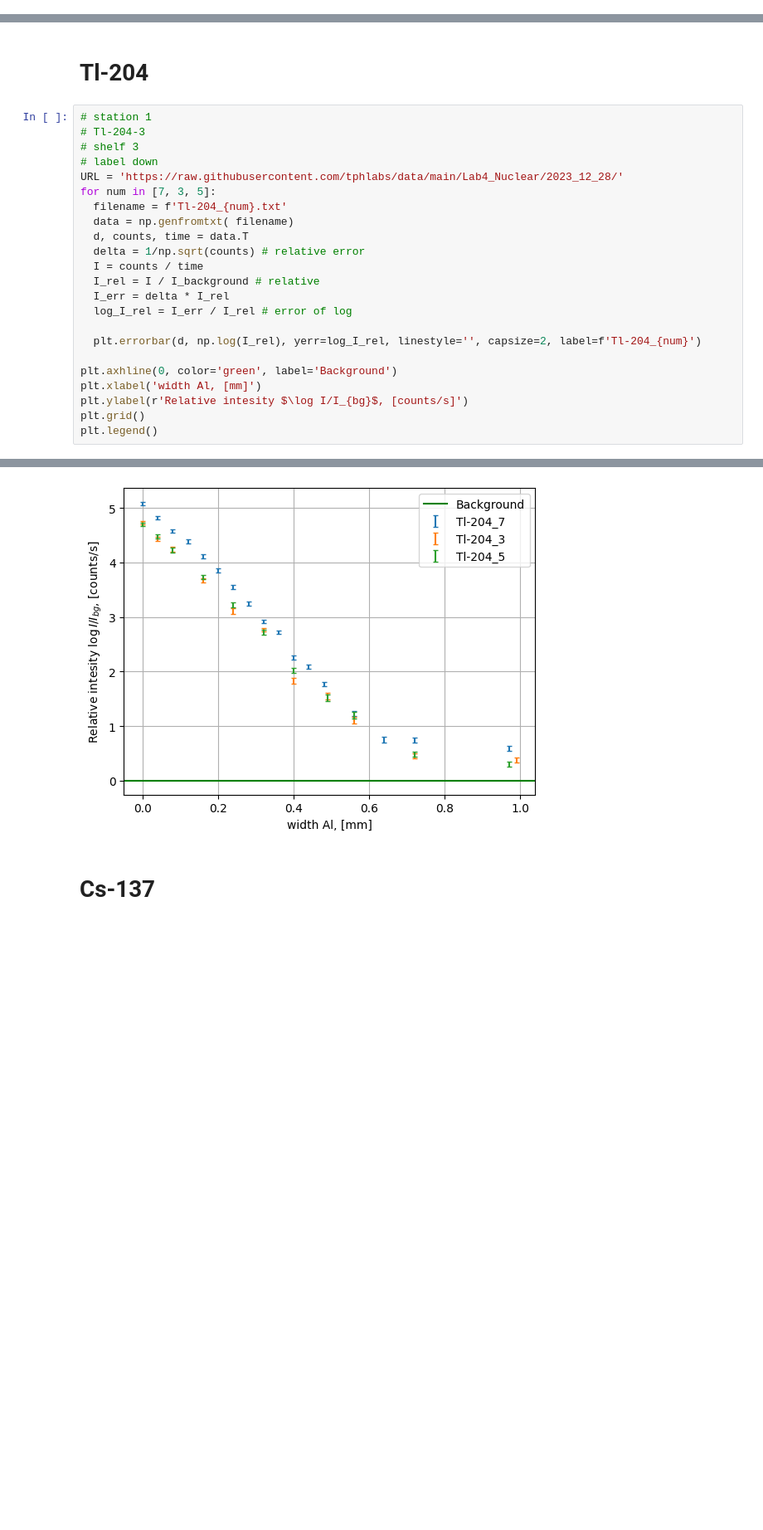
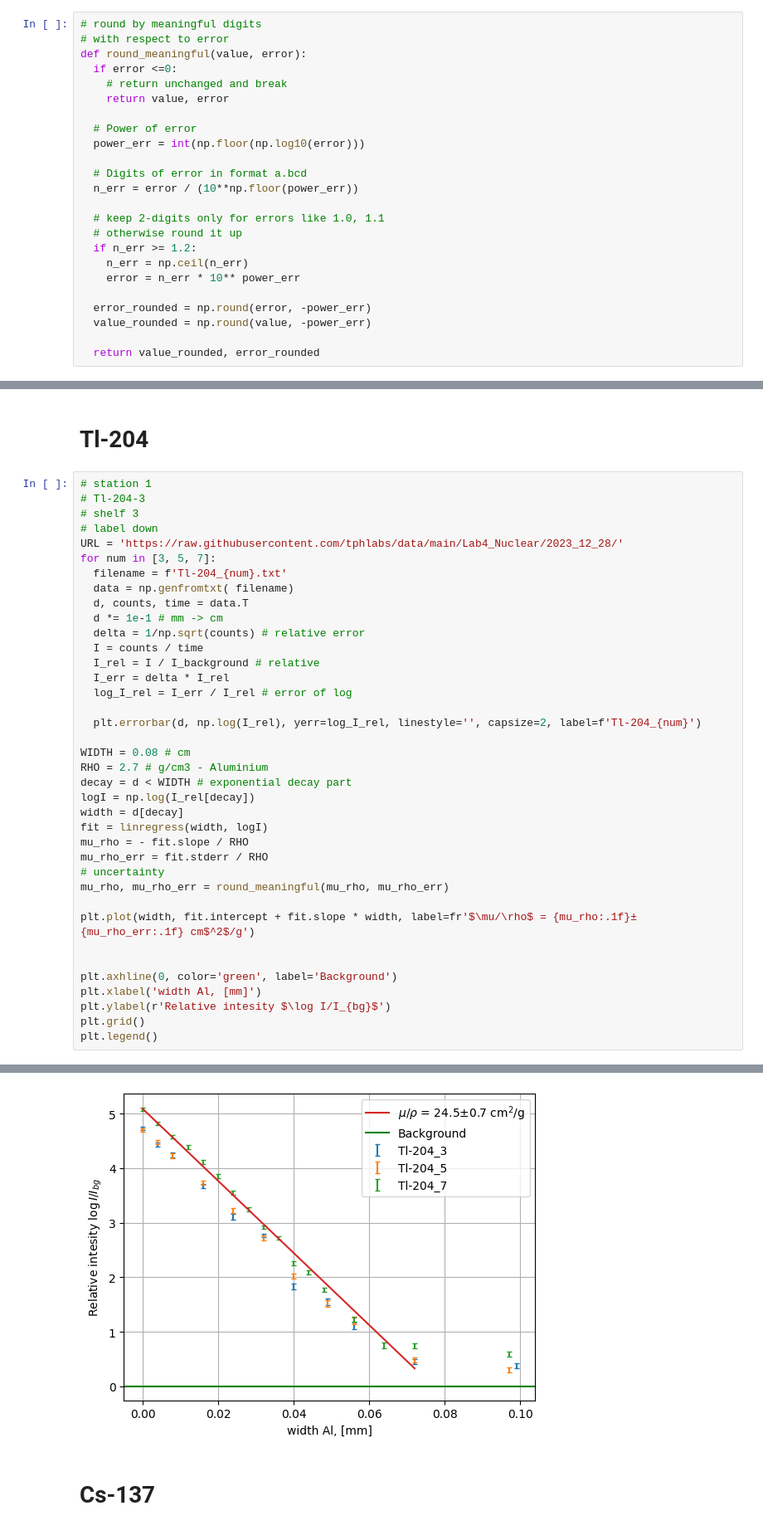
Before and after one commit to evgeny-kolonsky/Lab4_Nuclear, a Jupyter notebook: Lab4_beta_attenuation.ipynb, the cells around one changed output, grey strips where cells are left out. Shown at 83% size. Drawn from its saved outputs; the diff is of its cells as text; blank space fills up the shorter version.

```diff
--- a/Lab4_beta_attenuation.ipynb
+++ b/Lab4_beta_attenuation.ipynb
@@ -13,3 +15,27 @@ from scipy.special import kl_div
+# %%
+# round by meaningful digits
+# with respect to error
+def round_meaningful(value, error):
+  if error <=0:
+    # return unchanged and break
+    return value, error
+
+  # Power of error
+  power_err = int(np.floor(np.log10(error)))
+
+  # Digits of error in format a.bcd
+  n_err = error / (10**np.floor(power_err))
+
+  # keep 2-digits only for errors like 1.0, 1.1
+  # otherwise round it up
+  if n_err >= 1.2:
+    n_err = np.ceil(n_err)
+    error = n_err * 10** power_err
+
+  error_rounded = np.round(error, -power_err)
+  value_rounded = np.round(value, -power_err)
+
+  return value_rounded, error_rounded
 # %% [markdown]
 # Background
 
@@ -50,29 +73,44 @@ plt.legend()
 # %%
 # station 1
 # Tl-204-3
 # shelf 3
 # label down
 URL = 'https://raw.githubusercontent.com/tphlabs/data/main/Lab4_Nuclear/2023_12_28/'
-for num in [7, 3, 5]:
+for num in [3, 5, 7]:
   filename = f'Tl-204_{num}.txt'
   data = np.genfromtxt( filename)
   d, counts, time = data.T
+  d *= 1e-1 # mm -> cm
   delta = 1/np.sqrt(counts) # relative error
   I = counts / time
   I_rel = I / I_background # relative
   I_err = delta * I_rel
   log_I_rel = I_err / I_rel # error of log
 
   plt.errorbar(d, np.log(I_rel), yerr=log_I_rel, linestyle='', capsize=2, label=f'Tl-204_{num}')
 
+WIDTH = 0.08 # cm
+RHO = 2.7 # g/cm3 - Aluminium
+decay = d < WIDTH # exponential decay part
+logI = np.log(I_rel[decay])
+width = d[decay]
+fit = linregress(width, logI)
+mu_rho = - fit.slope / RHO
+mu_rho_err = fit.stderr / RHO
+# uncertainty
+mu_rho, mu_rho_err = round_meaningful(mu_rho, mu_rho_err)
+
+plt.plot(width, fit.intercept + fit.slope * width, label=fr'$\mu/\rho$ = {mu_rho:.1f}±{mu_rho_err:.1f} cm$^2$/g')
+
+
 plt.axhline(0, color='green', label='Background')
 plt.xlabel('width Al, [mm]')
-plt.ylabel(r'Relative intesity $\log I/I_{bg}$, [counts/s]')
+plt.ylabel(r'Relative intesity $\log I/I_{bg}$')
 plt.grid()
 plt.legend()
 # %% [output]
 <matplotlib.legend.Legend at 0x...>
-[figure, old version]
+[figure, new version]
 # %% [markdown]
 # Cs-137
 # %%
```
Also changed, not shown: parts of 7 cells of this notebook.
